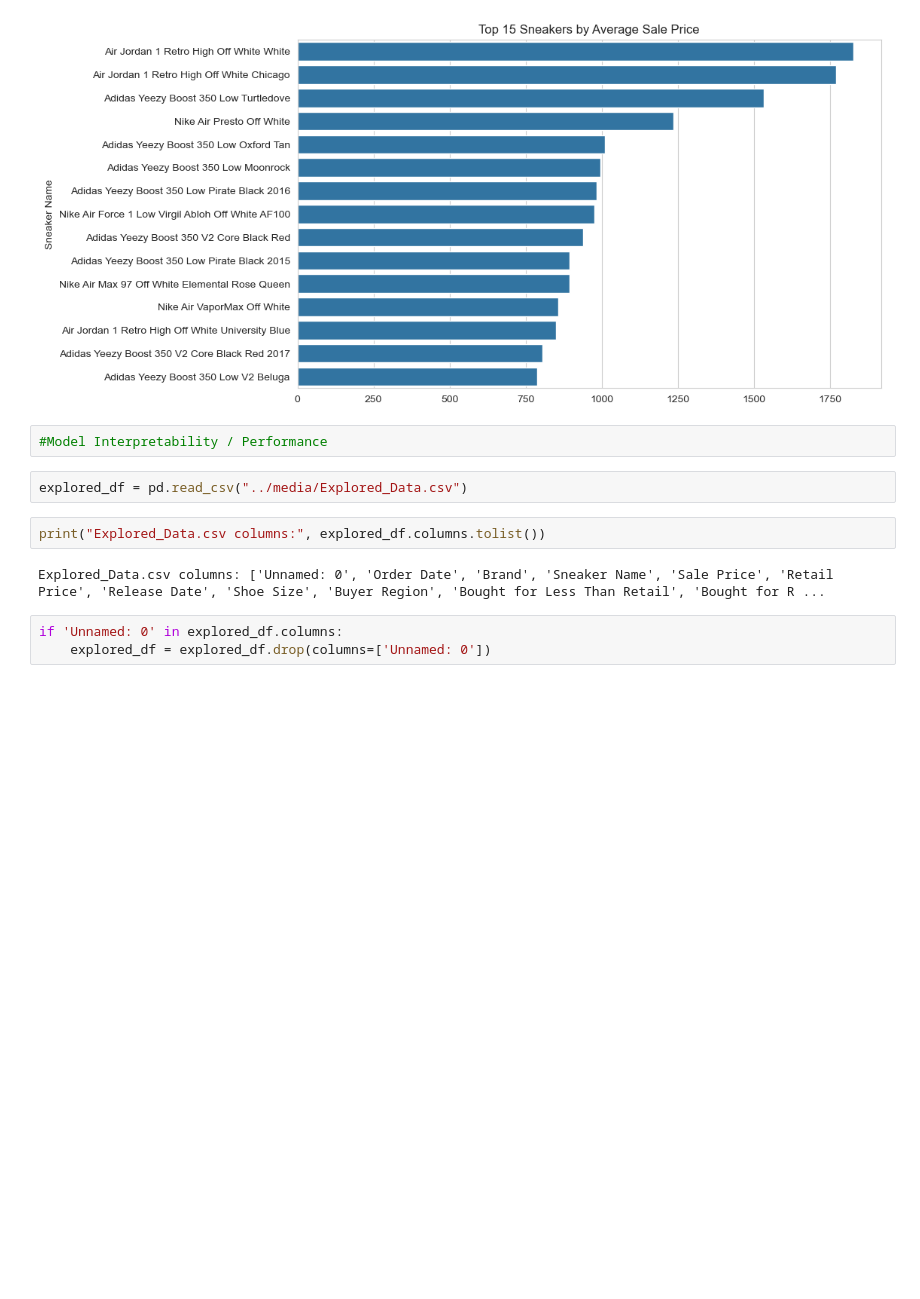
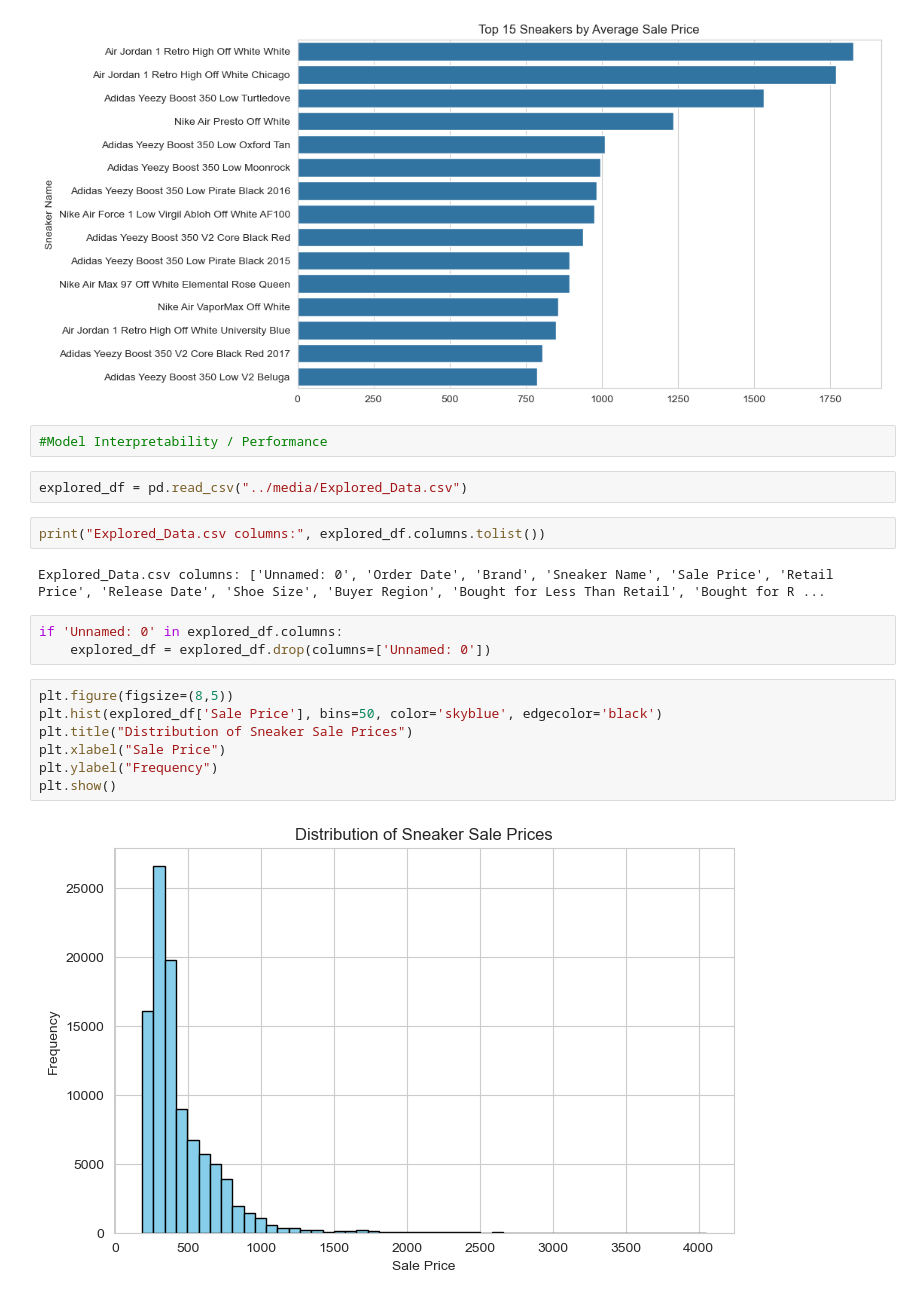
Before and after one commit to AksAad/Sneaker-price-prediction, a Jupyter notebook: notebooks/eda_visuals.ipynb, the cells around one changed output. Drawn from its saved outputs; the diff is of its cells as text; blank space fills up the shorter version.

```diff
--- a/notebooks/eda_visuals.ipynb
+++ b/notebooks/eda_visuals.ipynb
@@ -169,3 +169,12 @@ Explored_Data.csv columns: ['Unnamed: 0', 'Order Date', 'Brand', 'Sneaker Name',
 # %%
 if 'Unnamed: 0' in explored_df.columns:
     explored_df = explored_df.drop(columns=['Unnamed: 0'])
+# %%
+plt.figure(figsize=(8,5))
+plt.hist(explored_df['Sale Price'], bins=50, color='skyblue', edgecolor='black')
+plt.title("Distribution of Sneaker Sale Prices")
+plt.xlabel("Sale Price")
+plt.ylabel("Frequency")
+plt.show()
+# %% [output]
+[figure, added]
```
Also changed, not shown: parts of 12 cells of this notebook.
